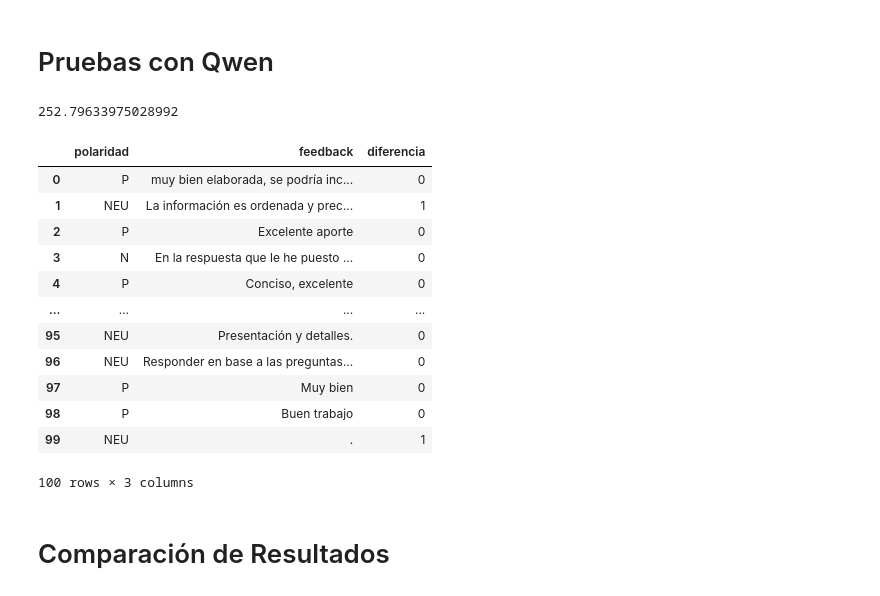
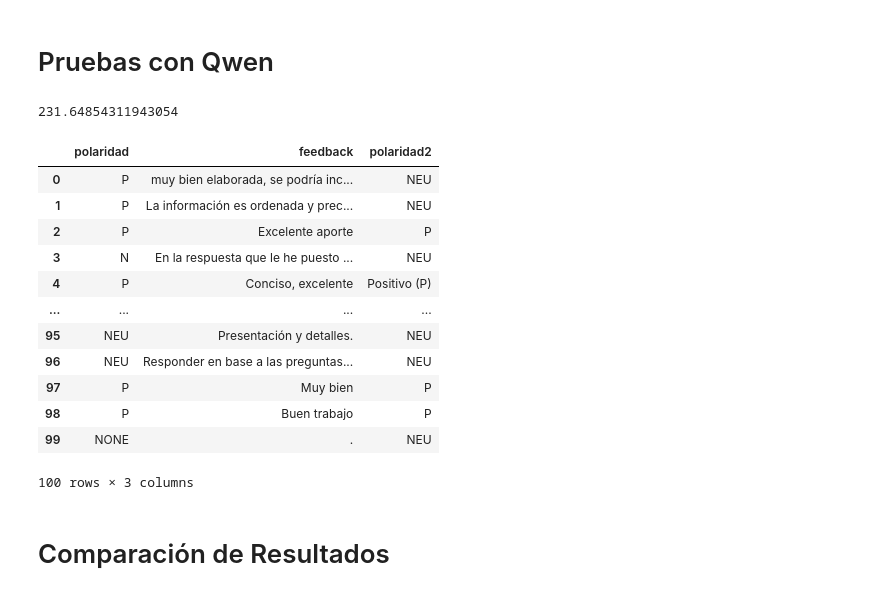
Before and after one commit to juan975/practicum2.2, a Jupyter notebook: Clasificador/clasificador.ipynb, the cells around one changed output. Drawn from its saved outputs; the diff is of its cells as text; code cells hidden in the pictures.

Commit message:
Actualización de función clasificador

```diff
--- a/Clasificador/clasificador.ipynb
+++ b/Clasificador/clasificador.ipynb
@@ -125,0 +107,2 @@ print(dfTexto)
+# %%
+df["feedback"] = df["feedback"].astype(str).fillna("")
@@ -130,7 +134,7 @@ import time
 OLLAMA_URL = "http://localhost:11434/api/generate"
 # %%
 def modelo(texto):
-    prompt = f"""Clasifica el siguiente texto como Positivo, Negativo o Neutro. Solo responde con una palabra:
+    prompt = f"""Clasifica el siguiente texto como Positivo (P), Negativo (N) o Neutro (NEU). Responde únicamente con una de las siguientes letras: P, N o NEU.
 
 Texto: "{texto}"
 Clasificación:"""
@@ -148,19 +152,16 @@ Clasificación:"""
         return "Error"
 # %%
 def clasificador(df, cantidad):
+    # Nuevo df con lacantidad de filas necesarias
+    subset = df.head(cantidad).copy()
+    # Inicio del conteo
+    inicio = time.time()
 
-    resultado = []
-    inicio = time.time()
-    for i in range(cantidad):
-        frase = frase = df['feedback'].iloc[i]
-        polaridad = modelo(frase)
-        resultado.append({
-            "polaridad": polaridad,
-            "feedback": frase
-        })
+    # Se agrega la polaridad según el modelo en columna "polaridad2"
+    subset["polaridad2"] = subset["feedback"].apply(modelo)
+
+    # Fin del conteo
     fin = time.time()
     duracion = fin - inicio
 
-    dfPolarizado = pd.DataFrame(resultado)
-
-    return dfPolarizado, duracion
+    return subset, duracion
@@ -183,26 +239,26 @@ print(df_100)
 # %%
 MODEL_NAME = "qwen"
 # %%
-df_100, duracion = clasificador(dfTexto, 100)
+df_100Qwen, duracion = clasificador(df, 100)
 # %%
 print(duracion)
 # %% [output]
-252.79633975028992
+231.64854311943054
 # %%
-df_100
+df_100Qwen
 # %% [output]
-|  | polaridad | feedback | diferencia |
-| 0 | P | muy bien elaborada, se podría inc... | 0 |
-| 1 | NEU | La información es ordenada y prec... | 1 |
-| 2 | P | Excelente aporte | 0 |
-| 3 | N | En la respuesta que le he puesto ... | 0 |
-| 4 | P | Conciso, excelente | 0 |
+|  | polaridad | feedback | polaridad2 |
+| 0 | P | muy bien elaborada, se podría inc... | NEU |
+| 1 | P | La información es ordenada y prec... | NEU |
+| 2 | P | Excelente aporte | P |
+| 3 | N | En la respuesta que le he puesto ... | NEU |
+| 4 | P | Conciso, excelente | Positivo (P) |
 | ... | ... | ... | ... |
-| 95 | NEU | Presentación y detalles. | 0 |
-| 96 | NEU | Responder en base a las preguntas... | 0 |
-| 97 | P | Muy bien | 0 |
-| 98 | P | Buen trabajo | 0 |
-| 99 | NEU | . | 1 |
+| 95 | NEU | Presentación y detalles. | NEU |
+| 96 | NEU | Responder en base a las preguntas... | NEU |
+| 97 | P | Muy bien | P |
+| 98 | P | Buen trabajo | P |
+| 99 | NONE | . | NEU |
 100 rows × 3 columns
 # %% [markdown]
 # Comparación de Resultados
```
Also changed, not shown: parts of 11 cells of this notebook.
